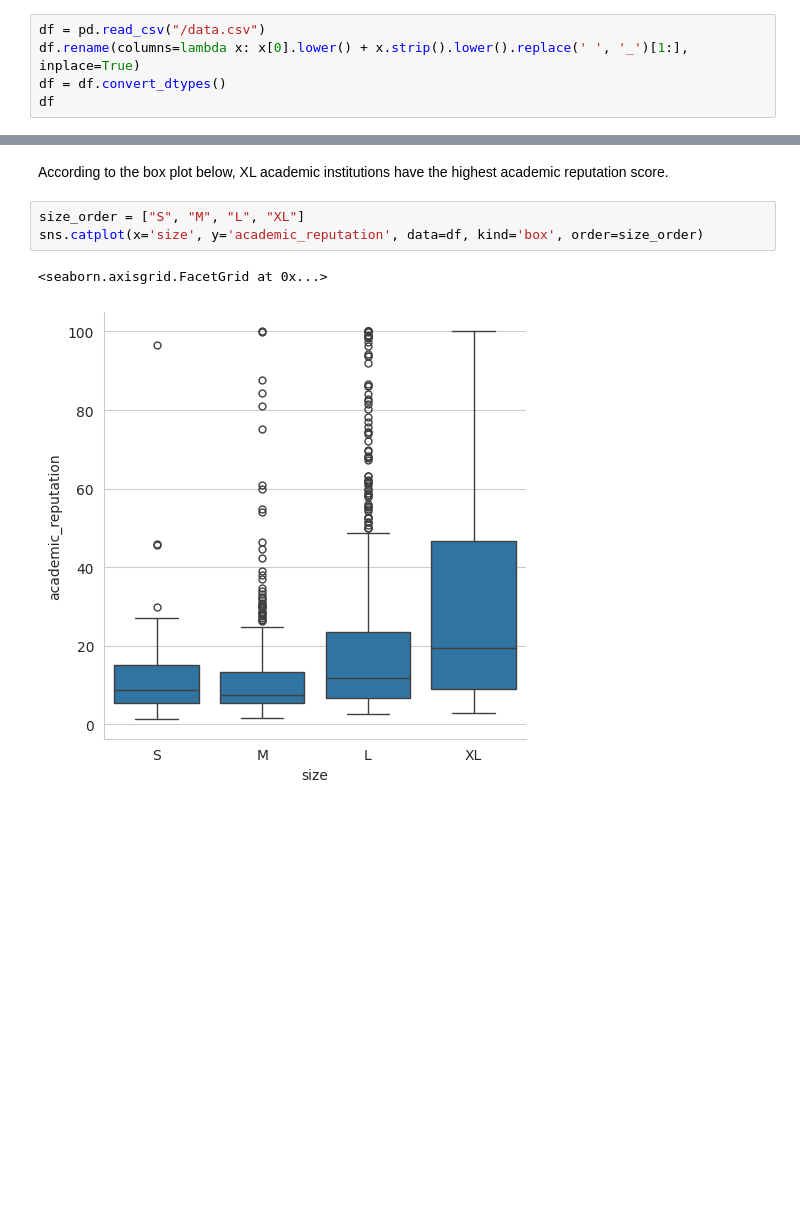
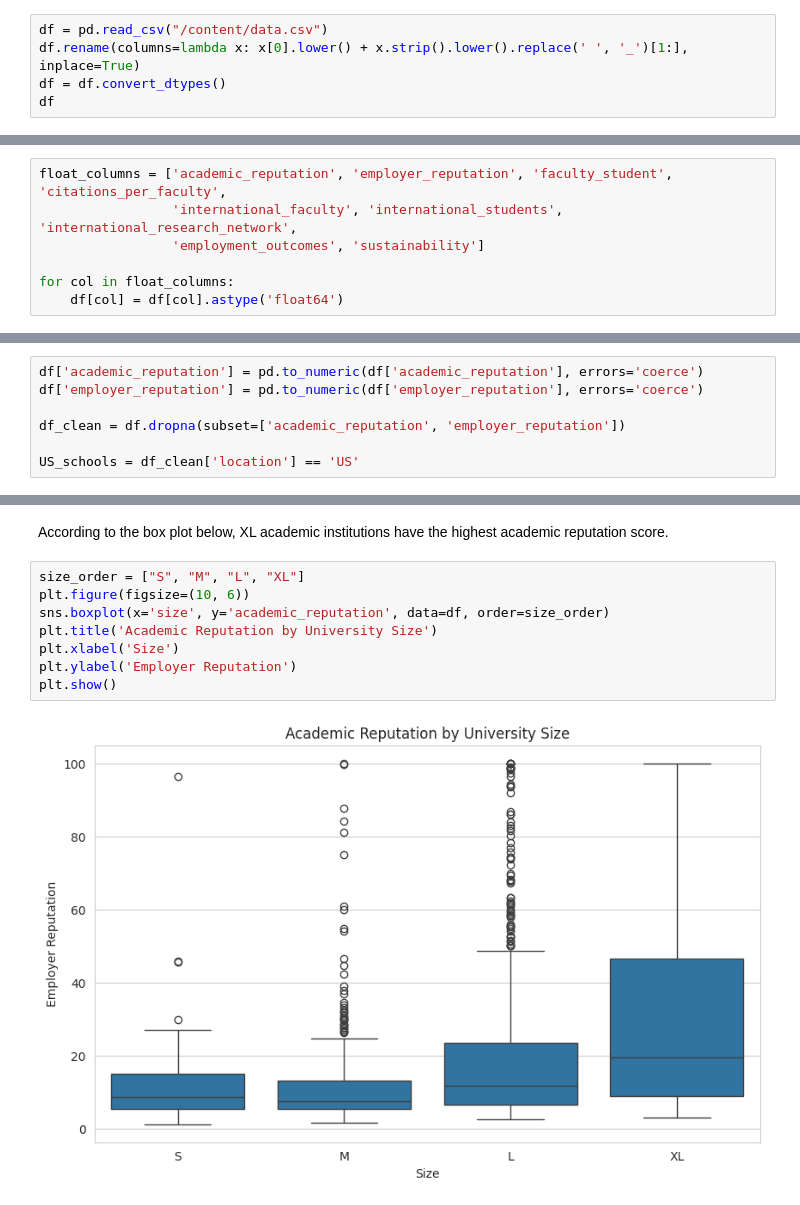
Before and after one commit to thezachdrake/UMD-INST760-Summer2024, a Jupyter notebook: notebooks/Murano-Notebook.ipynb, the cells around one changed output, grey strips where cells are left out. Cells and saved outputs as stored; diff of their text form; blank space fills up the shorter version.

```diff
--- a/notebooks/Murano-Notebook.ipynb
+++ b/notebooks/Murano-Notebook.ipynb
@@ -9,7 +10,7 @@ Your student lives in the United States currently. Is there a benefit to moving
 
 Your main takeaway should be helping the student assess the differences for them if they chose different types and locations of school. Your main plot might signify a particular school or it might signify a certain size or location of schools. Consider the questions being asked and what might be most useful to this student in making their decision.
 # %%
-df = pd.read_csv("/data.csv")
+df = pd.read_csv("/content/data.csv")
 df.rename(columns=lambda x: x[0].lower() + x.strip().lower().replace(' ', '_')[1:], inplace=True)
 df = df.convert_dtypes()
 df
@@ -107,3 +108,10 @@ Data columns (total 19 columns):
  18  int_location                    1306 non-null   string
 dtypes: Float64(9), boolean(1), float64(1), string(8)
 memory usage: 227.6 KB
+# %%
+float_columns = ['academic_reputation', 'employer_reputation', 'faculty_student', 'citations_per_faculty',
+                 'international_faculty', 'international_students', 'international_research_network',
+                 'employment_outcomes', 'sustainability']
+
+for col in float_columns:
+    df[col] = df[col].astype('float64')
@@ -141,0 +236,7 @@ sns.scatterplot(x='academic_reputation', y='employer_reputation', data=df[US_sch
+# %%
+df['academic_reputation'] = pd.to_numeric(df['academic_reputation'], errors='coerce')
+df['employer_reputation'] = pd.to_numeric(df['employer_reputation'], errors='coerce')
+
+df_clean = df.dropna(subset=['academic_reputation', 'employer_reputation'])
+
+US_schools = df_clean['location'] == 'US'
@@ -195,7 +318,11 @@ plt.show()
 According to the box plot below, XL academic institutions have the highest academic reputation score.
 # %%
 size_order = ["S", "M", "L", "XL"]
-sns.catplot(x='size', y='academic_reputation', data=df, kind='box', order=size_order)
+plt.figure(figsize=(10, 6))
+sns.boxplot(x='size', y='academic_reputation', data=df, order=size_order)
+plt.title('Academic Reputation by University Size')
+plt.xlabel('Size')
+plt.ylabel('Employer Reputation')
+plt.show()
 # %% [output]
-<seaborn.axisgrid.FacetGrid at 0x...>
-[figure, old version]
+[figure, new version]
```
Also changed, not shown: parts of 20 cells of this notebook.
